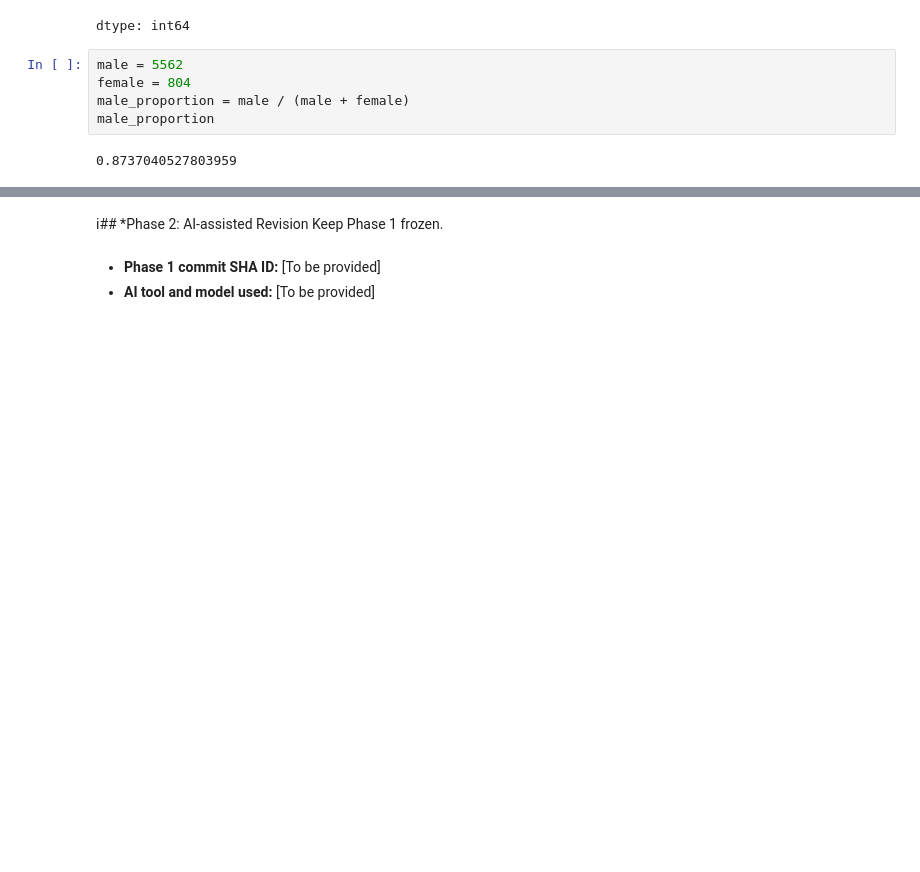
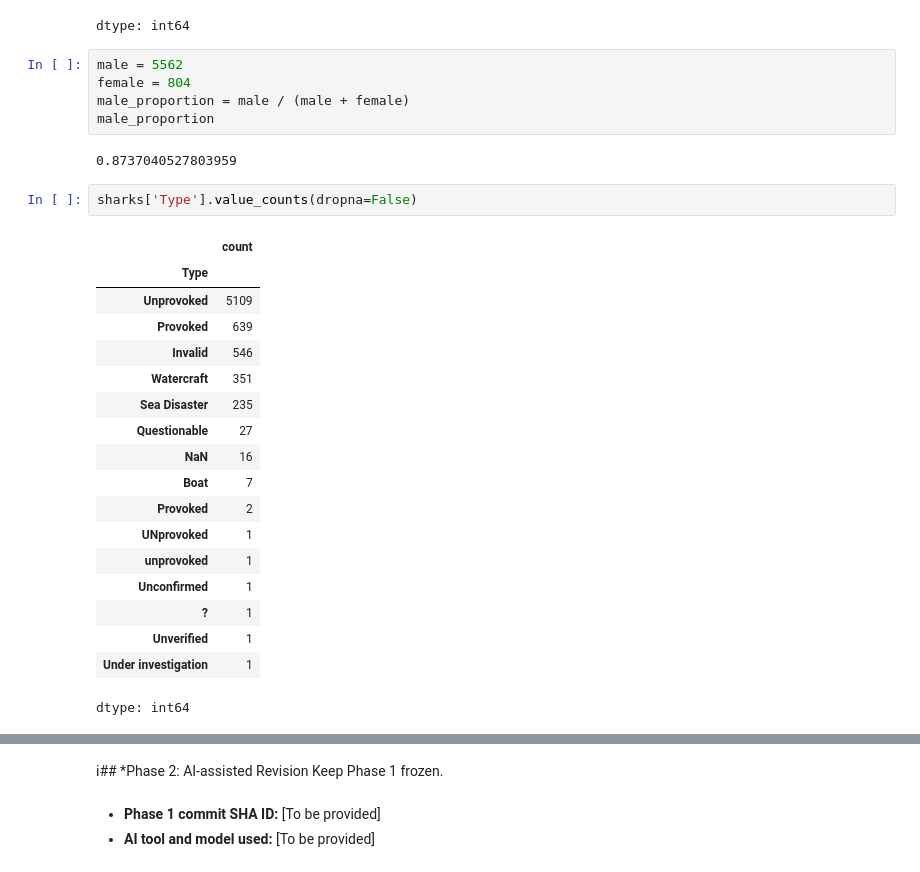
Before and after one commit to raffaellaalpaca-ai/A01-data-wrangling, a Jupyter notebook: notebook.ipynb, the cells around one changed output, grey strips where cells are left out. Drawn from its saved outputs; the diff is of its cells as text; blank space fills up the shorter version.

```diff
--- a/notebook.ipynb
+++ b/notebook.ipynb
@@ -423,3 +423,24 @@ male_proportion = male / (male + female)
 male_proportion
 # %% [output]
 0.8737040527803959
+# %%
+sharks['Type'].value_counts(dropna=False)
+# %% [output]
+|  | count |
+| Type |  |
+| Unprovoked | 5109 |
+| Provoked | 639 |
+| Invalid | 546 |
+| Watercraft | 351 |
+| Sea Disaster | 235 |
+| Questionable | 27 |
+| NaN | 16 |
+| Boat | 7 |
+| Provoked | 2 |
+| UNprovoked | 1 |
+| unprovoked | 1 |
+| Unconfirmed | 1 |
+| ? | 1 |
+| Unverified | 1 |
+| Under investigation | 1 |
+dtype: int64
```
Also changed, not shown: parts of 10 cells of this notebook.
